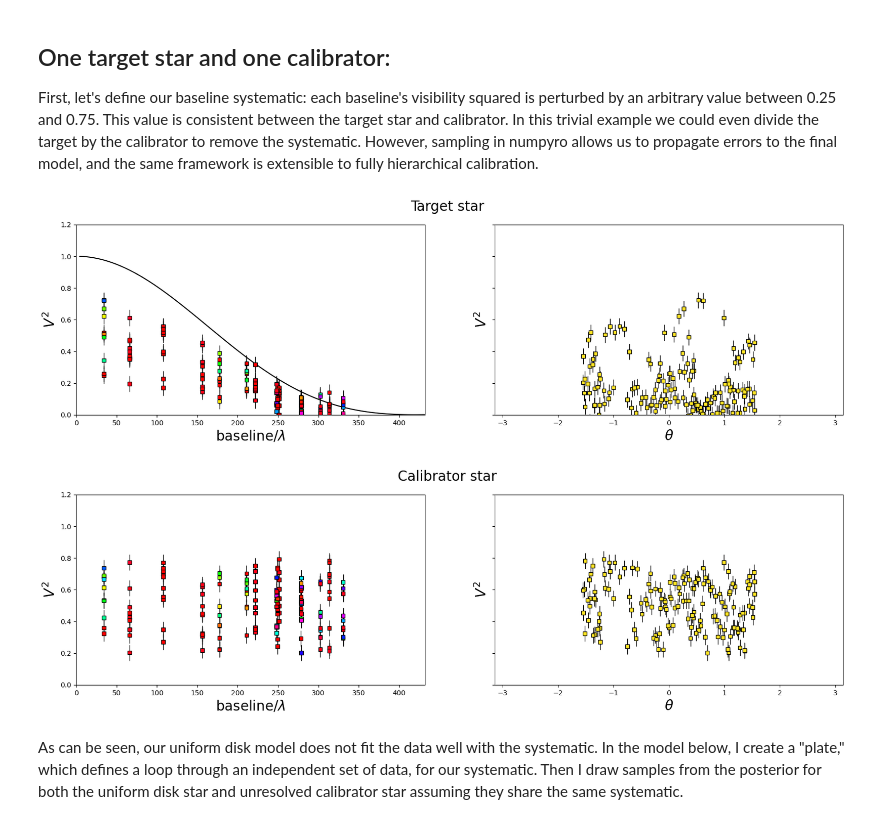
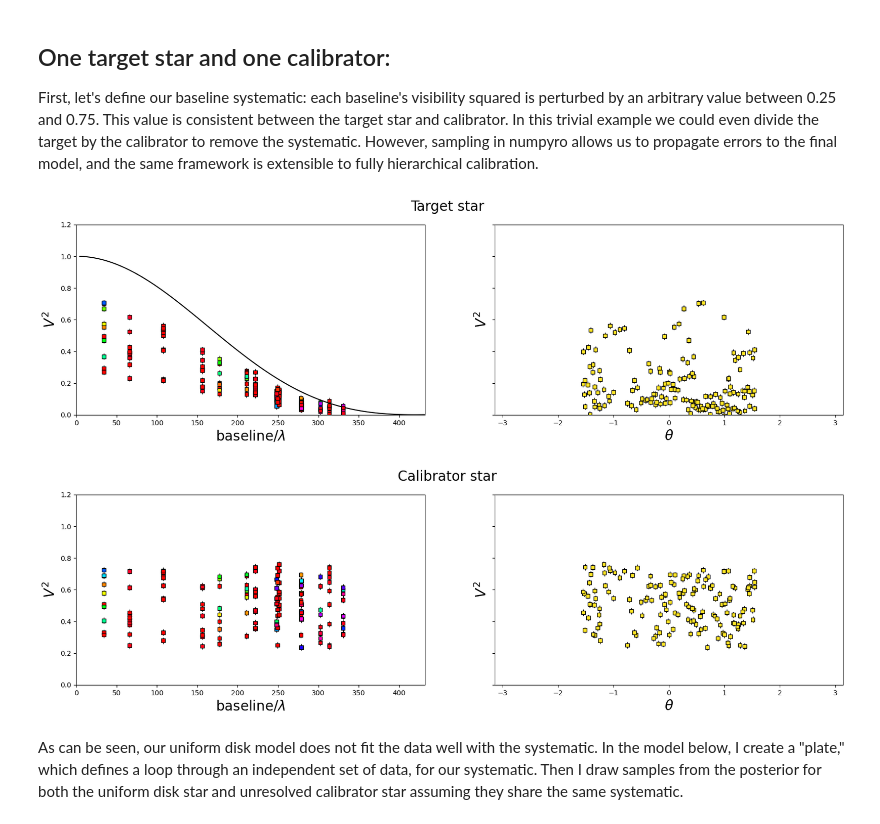
Before and after one commit to shashankdholakia/jax-interferometry, a Jupyter notebook: notebooks/systematics_retrieval_ensemble.ipynb, the cells around one changed output. Saved outputs shown, nothing was run; the diff lists cells and outputs as text; code cells hidden in the pictures.

```diff
--- a/notebooks/systematics_retrieval_ensemble.ipynb
+++ b/notebooks/systematics_retrieval_ensemble.ipynb
@@ -63,7 +63,7 @@ wavel = 1e-6
 # For reproducibility, let's set the random number seed and generate the data:
 np.random.seed(11)
 
-yerr = 0.05
+yerr = 0.02
 
 systematic = np.random.uniform(0.25,0.75, len(x))
 
@@ -95,35 +95,35 @@ def plot_data():
     ax[0].set_xlim(0, jnp.max(x0))
     fig.suptitle("Target star",fontsize=20)
 
     ax[1].errorbar(theta, y, yerr=yerr, fmt=",k", ms=0, capsize=0, lw=1, zorder=999)
     ax[1].scatter(theta, y, marker="s", s=30, edgecolor="k", zorder=1000, c=cmap2(x))
     ax[1].set_xlabel(r"$\theta$", fontsize=20)
     ax[1].set_ylabel("$V^2$", fontsize=20)
     ax[1].set_ylim(0, 1.2)
     ax[1].set_xlim(-np.pi, np.pi)
 
     #plot the calibrator vis squared
     fig, ax = plt.subplots(1,2, figsize=(20,5), sharey=True)
     ax[0].errorbar(x, y_calib, yerr=yerr, fmt=",k", ms=0, capsize=0, lw=1, zorder=999)
     ax[0].scatter(x, y_calib, marker="s", s=30, edgecolor="k", zorder=1000, c=cmap(theta))
     ax[0].set_xlabel("baseline/$\lambda$", fontsize=20)
     ax[0].set_ylabel("$V^2$", fontsize=20)
     ax[0].set_ylim(0, 1.2)
     ax[0].set_xlim(0, jnp.max(x0))
 
     ax[1].errorbar(theta, y_calib, yerr=yerr, fmt=",k", ms=0, capsize=0, lw=1, zorder=999)
     ax[1].scatter(theta, y_calib, marker="s", s=30, edgecolor="k", zorder=1000, c=cmap2(x))
     ax[1].set_xlabel(r"$\theta$", fontsize=20)
     ax[1].set_ylabel("$V^2$", fontsize=20)
     ax[1].set_ylim(0, 1.2)
     ax[1].set_xlim(-np.pi, np.pi)
     fig.suptitle("Calibrator star",fontsize=20)
 
 
 plot_data()
 # %% [output]
-[figure, old version]
+[figure, new version]
-[figure, old version]
+[figure, new version]
 # %% [markdown]
 As can be seen, our uniform disk model does not fit the data well with the systematic. In the model below, I create a "plate," which defines a loop through an independent set of data, for our systematic. Then I draw samples from the posterior for both the uniform disk star and unresolved calibrator star assuming they share the same systematic.
 # %%
```
Also changed, not shown: parts of 18 cells of this notebook.
